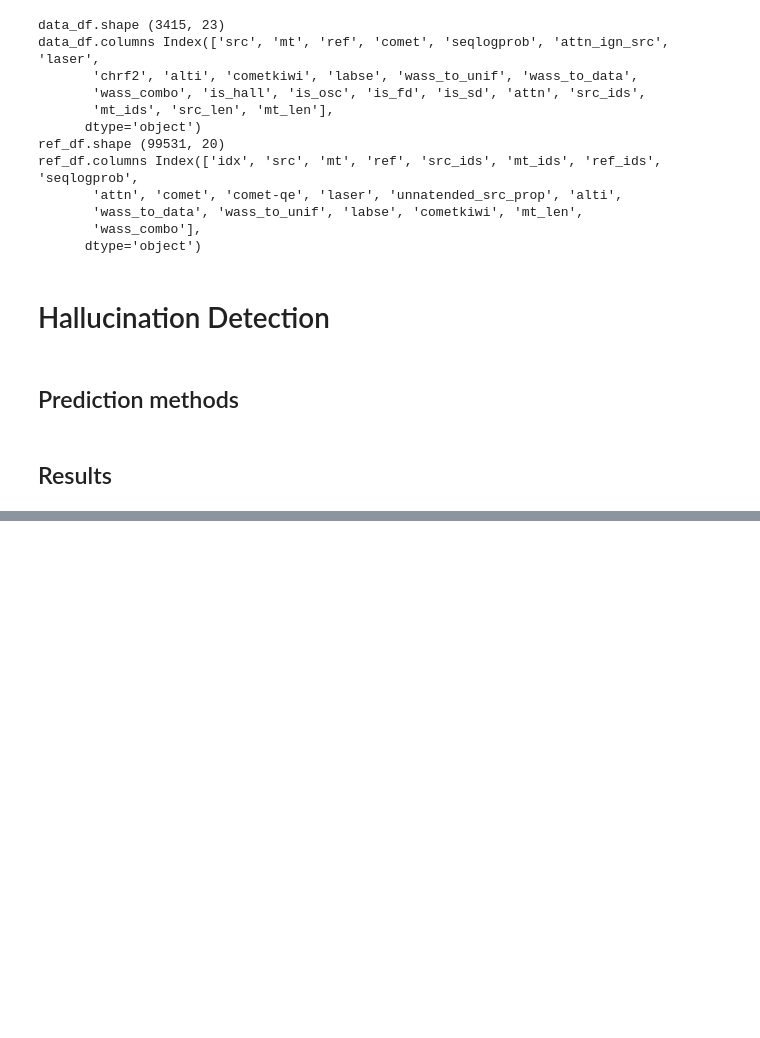
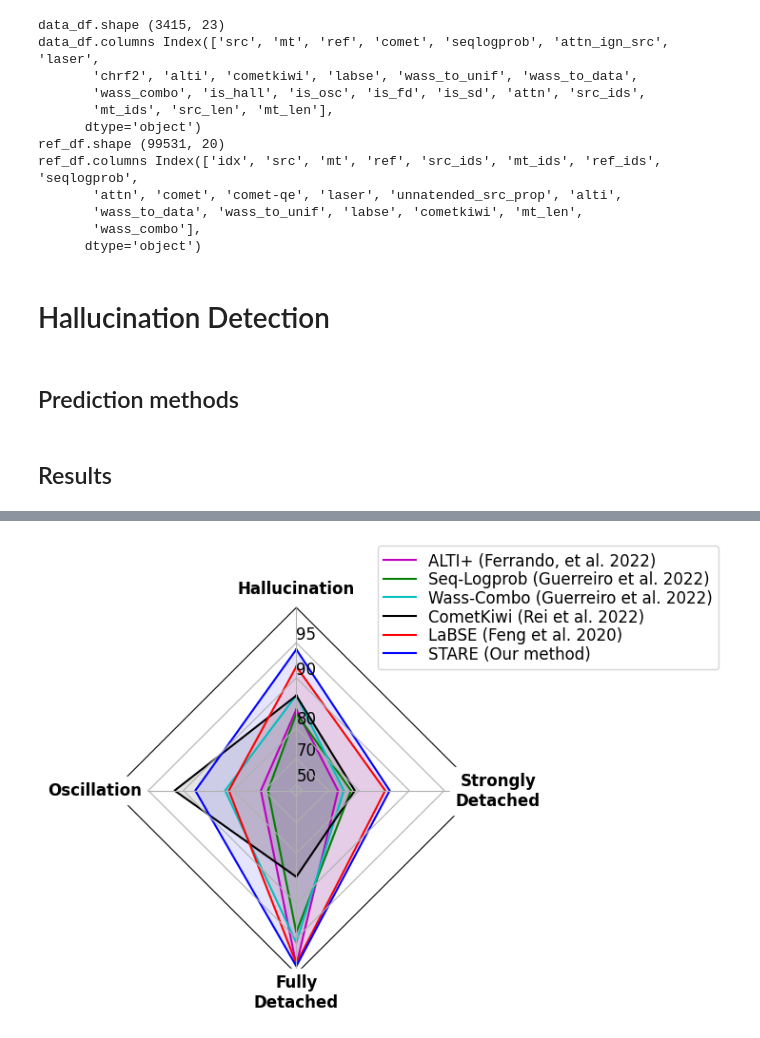
Before and after one commit to AnasHimmi/Hallucination-Detection-Score-Aggregation, a Jupyter notebook: hallucination_detections_ot-hallucination-detection-data.ipynb, the cells around one changed output, grey strips where cells are left out. Cells and saved outputs as stored; diff of their text form; code cells hidden in the pictures; blank space fills up the shorter version.

```diff
--- a/hallucination_detections_ot-hallucination-detection-data.ipynb
+++ b/hallucination_detections_ot-hallucination-detection-data.ipynb
@@ -352,0 +476,71 @@ CometKiwi & 86.96 & 35.15 \\
+# %%
+from matplotlib import cm
+N = len(oods)
+theta = radar_factory(N, frame='polygon')
+spoke_labels = oods
+
+method_name_mapping = {
+    'alti':"ALTI+ (Ferrando, et al. 2022)",
+    "seqlogprob":"Seq-Logprob (Guerreiro et al. 2022)",
+    "wass_combo":"Wass-Combo (Guerreiro et al. 2022)",
+    "cometkiwi":"CometKiwi (Rei et al. 2022)",
+    "labse":"LaBSE (Feng et al. 2020)",
+    "Sum_norm_all":"STARE (Our method)"
+}
+
+dataset_to_label = {
+    "is_hall":"Hallucination",
+    "is_osc":"Oscillation",
+    "is_fd":"Fully\nDetached",
+    "is_sd":"Strongly\nDetached"
+}
+
+
+
+fig, axs = plt.subplots(figsize=(20, 5), subplot_kw=dict(projection='radar'))
+
+num_colors = len(method_name_mapping)
+# colors = cm.get_cmap('tab20', num_colors)
+colors = ['m', 'g', 'c', 'k', 'r', 'b']
+data = []
+for ood in oods:
+    data.append([results_full[ood][metric][0]["auc"] for metric in method_name_mapping])
+
+# Transpose data
+data = np.array(data).T
+def zooming_function(x):
+    # Define the power factor (you can adjust this based on the desired zooming effect)
+    power_factor = 5.0
+
+    # Apply the power function to zoom in on the higher range (50 to 100)
+    return x**power_factor
+data_zoomed = zooming_function(data)
+
+# Plot
+# axs.set_title("Logarithmic Radar Plot", weight='bold', size='medium', position=(0.5, 1.1),
+#               horizontalalignment='center', verticalalignment='center')
+
+for i, d in enumerate(data_zoomed):
+    # color = colors(i / num_colors)  # Get color from colormap
+    color = colors[i]
+    axs.plot(theta, d, color=color)
+    axs.fill(theta, d, facecolor=color, alpha=0.1, label='_nolegend_')
+axs.set_varlabels([dataset_to_label[ood] for ood in spoke_labels])
+for label in axs.get_xticklabels():
+    label.set_fontsize('large')  # Adjust font size
+    label.set_weight('bold')  # Add bold style
+    label.set_color('black')  # Change font color
+    label.set_backgroundcolor('white')  # Add white background to labels
+
+# Add legend (metric names)
+labels = [method_name_mapping[metric] for metric in method_name_mapping]
+legend = axs.legend(labels, loc='center left', bbox_to_anchor=(0.7, 1), labelspacing=0.1, fontsize='large')  # Move legend outside to the left
+# fig.text(0.5, 0.965, 'Logarithmic 5-Factor Solution Profiles Across Four Scenarios',
+#          horizontalalignment='center', color='black', weight='bold', size='large')
+axs.set_rgrids([zooming_function(val) for val in [50,70,80,90,95]], labels=['50','70','80','90','95'], angle=0)
+for label in axs.get_yticklabels():
+    label.set_fontsize('large')
+axs.set_axisbelow(False)  # <-- added
+plt.show()
+# %% [output]
+[figure, added]
```
Also changed, not shown: parts of 14 cells of this notebook, 4 other files.
